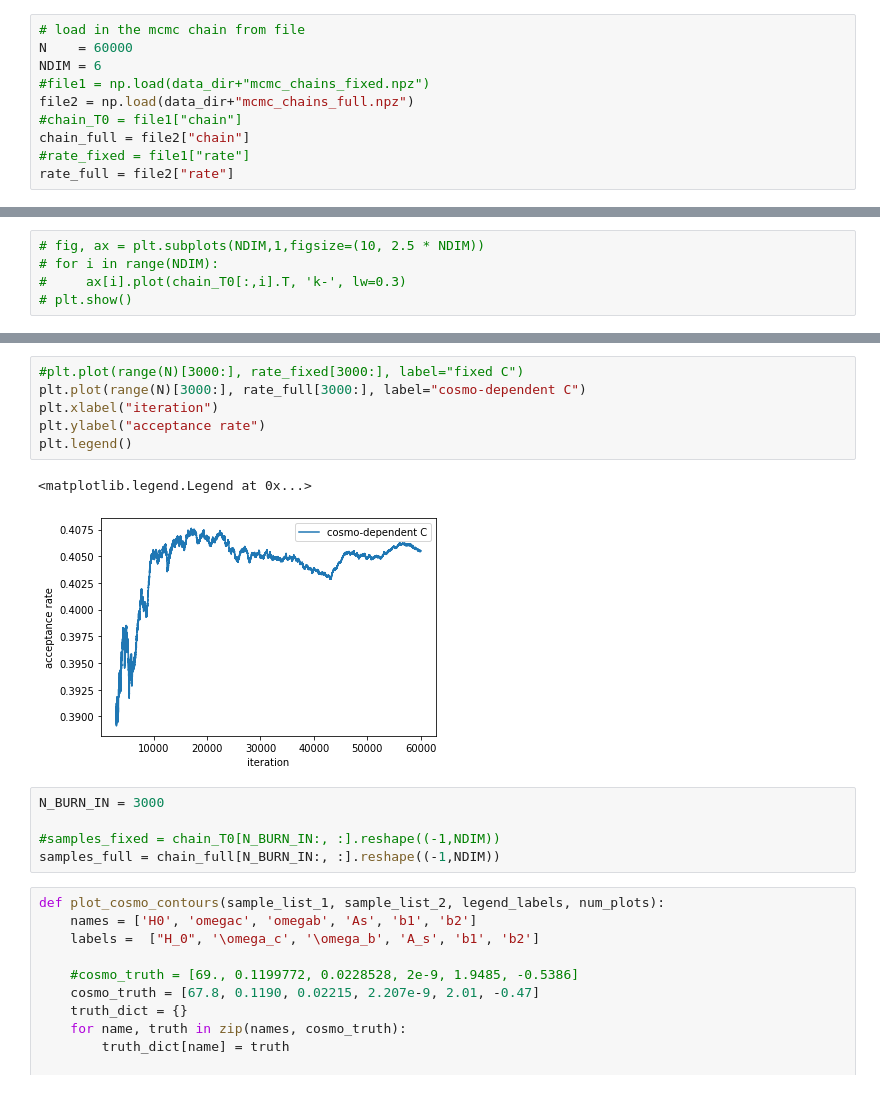
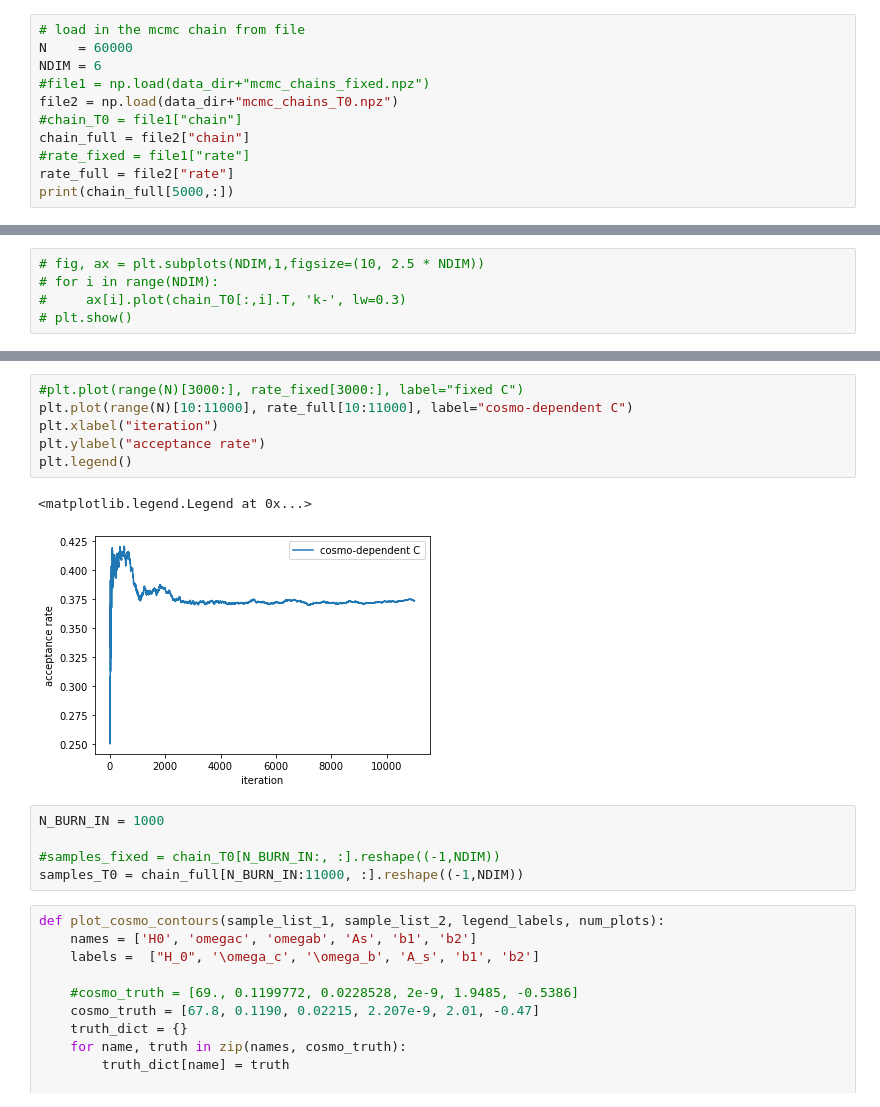
Before and after one commit to jadamo/CovNet, a Jupyter notebook: notebooks/Likelihood.ipynb, the cells around one changed output, grey strips where cells are left out. Drawn from its saved outputs; the diff is of its cells as text.

```diff
--- a/notebooks/Likelihood.ipynb
+++ b/notebooks/Likelihood.ipynb
@@ -42,8 +42,9 @@ redshift = 0.5
 N    = 60000
 NDIM = 6
 #file1 = np.load(data_dir+"mcmc_chains_fixed.npz")
-file2 = np.load(data_dir+"mcmc_chains_full.npz")
+file2 = np.load(data_dir+"mcmc_chains_T0.npz")
 #chain_T0 = file1["chain"]
 chain_full = file2["chain"]
 #rate_fixed = file1["rate"]
 rate_full = file2["rate"]
+print(chain_full[5000,:])
@@ -62,17 +66,17 @@ plt.show()
 # %%
 #plt.plot(range(N)[3000:], rate_fixed[3000:], label="fixed C")
-plt.plot(range(N)[3000:], rate_full[3000:], label="cosmo-dependent C")
+plt.plot(range(N)[10:11000], rate_full[10:11000], label="cosmo-dependent C")
 plt.xlabel("iteration")
 plt.ylabel("acceptance rate")
 plt.legend()
 # %% [output]
 <matplotlib.legend.Legend at 0x...>
-[figure, old version]
+[figure, new version]
 # %%
-N_BURN_IN = 3000
+N_BURN_IN = 1000
 
 #samples_fixed = chain_T0[N_BURN_IN:, :].reshape((-1,NDIM))
-samples_full = chain_full[N_BURN_IN:, :].reshape((-1,NDIM))
+samples_T0 = chain_full[N_BURN_IN:11000, :].reshape((-1,NDIM))
 # %%
 def plot_cosmo_contours(sample_list_1, sample_list_2, legend_labels, num_plots):
     names = ['H0', 'omegac', 'omegab', 'As', 'b1', 'b2']
```
Also changed, not shown: parts of 5 cells of this notebook, 2 other files.
